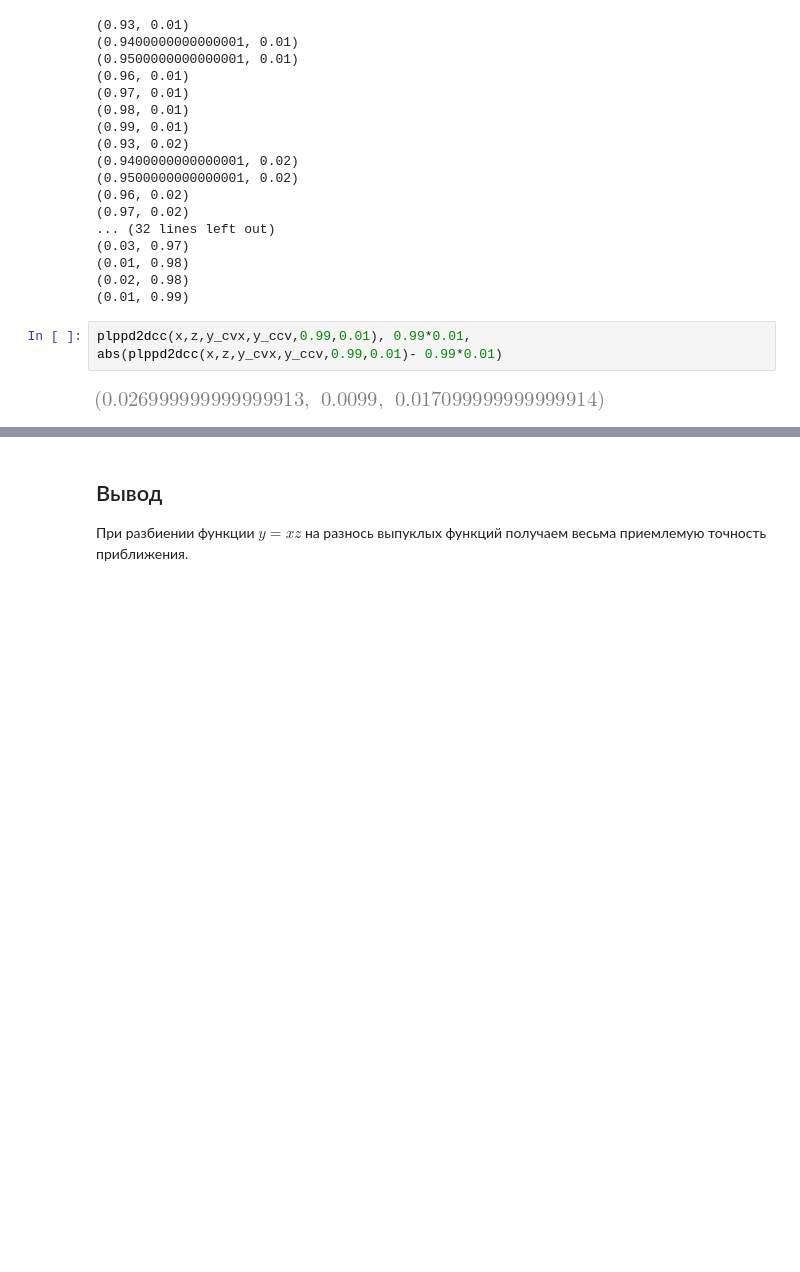
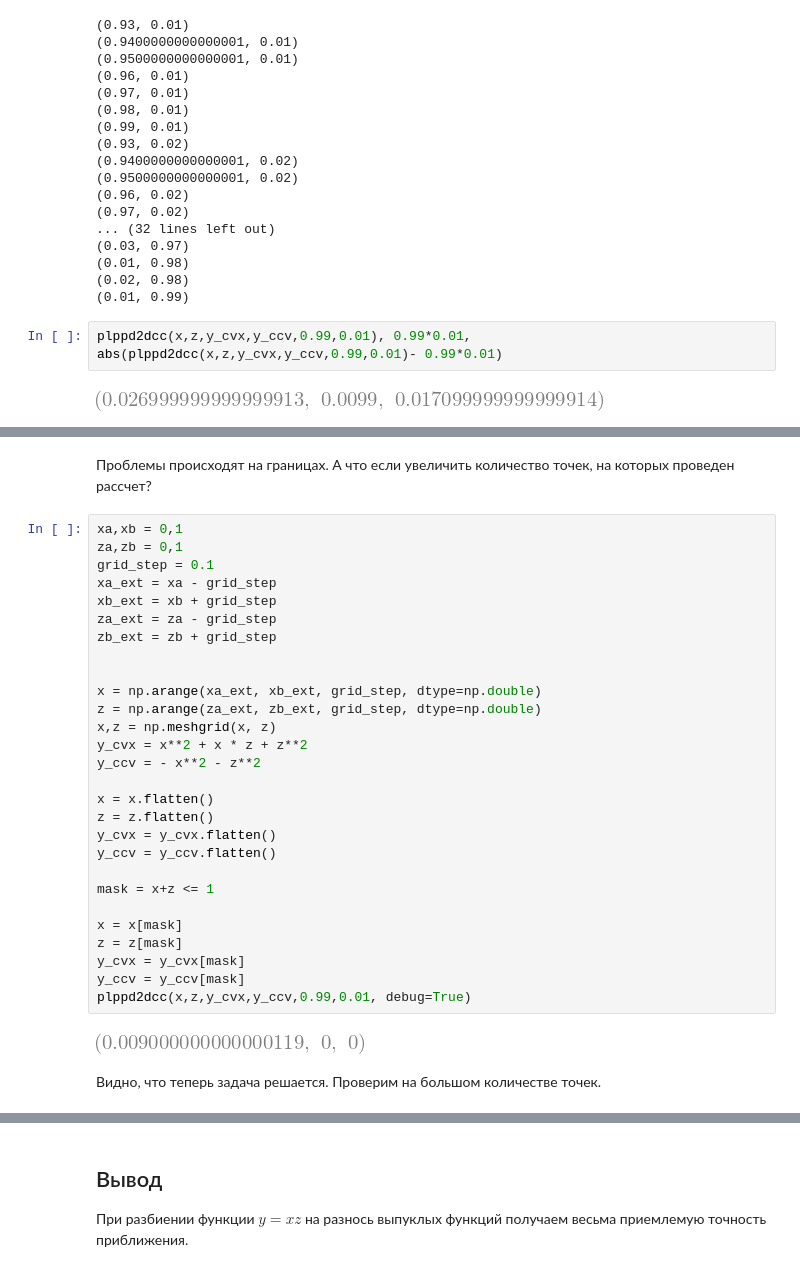
Before and after one commit to dvapan/picewise_linear_conditions, a Jupyter notebook: 2021-03-03-polynom-as-difference-of-convex.ipynb, the cells around one changed output, grey strips where cells are left out. Cells and saved outputs as stored; diff of their text form; blank space fills up the shorter version.

Commit message:
починил отклонения, теперь на всех точках достаточно точно

```diff
--- a/2021-03-03-polynom-as-difference-of-convex.ipynb
+++ b/2021-03-03-polynom-as-difference-of-convex.ipynb
@@ -277,0 +287,34 @@ plppd2dcc(x,z,y_cvx,y_ccv,0.99,0.01), 0.99*0.01, abs(plppd2dcc(x,z,y_cvx,y_ccv,0
+# %% [markdown]
+Проблемы происходят на границах. А что если увеличить количество точек, на которых проведен рассчет?
+# %%
+xa,xb = 0,1
+za,zb = 0,1
+grid_step = 0.1
+xa_ext = xa - grid_step
+xb_ext = xb + grid_step
+za_ext = za - grid_step
+zb_ext = zb + grid_step
+
+
+x = np.arange(xa_ext, xb_ext, grid_step, dtype=np.double)
+z = np.arange(za_ext, zb_ext, grid_step, dtype=np.double)
+x,z = np.meshgrid(x, z)
+y_cvx = x**2 + x * z + z**2
+y_ccv = - x**2 - z**2
+
+x = x.flatten()
+z = z.flatten()
+y_cvx = y_cvx.flatten()
+y_ccv = y_ccv.flatten()
+
+mask = x+z <= 1
+
+x = x[mask]
+z = z[mask]
+y_cvx = y_cvx[mask]
+y_ccv = y_ccv[mask]
+plppd2dcc(x,z,y_cvx,y_ccv,0.99,0.01, debug=True)
+# %% [output]
+[figure, added]
+# %% [markdown]
+Видно, что теперь задача решается. Проверим на большом количестве точек.
```
Also changed, not shown: parts of 19 cells of this notebook.
